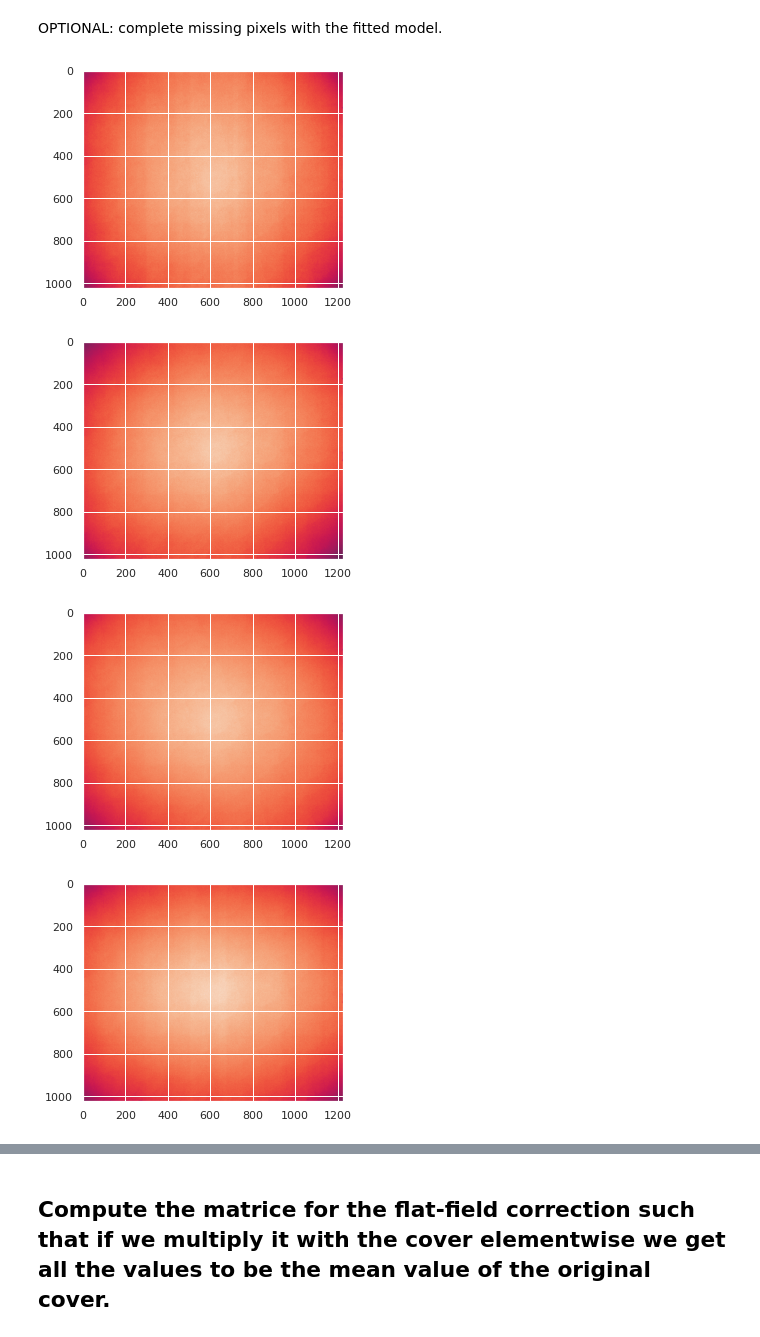
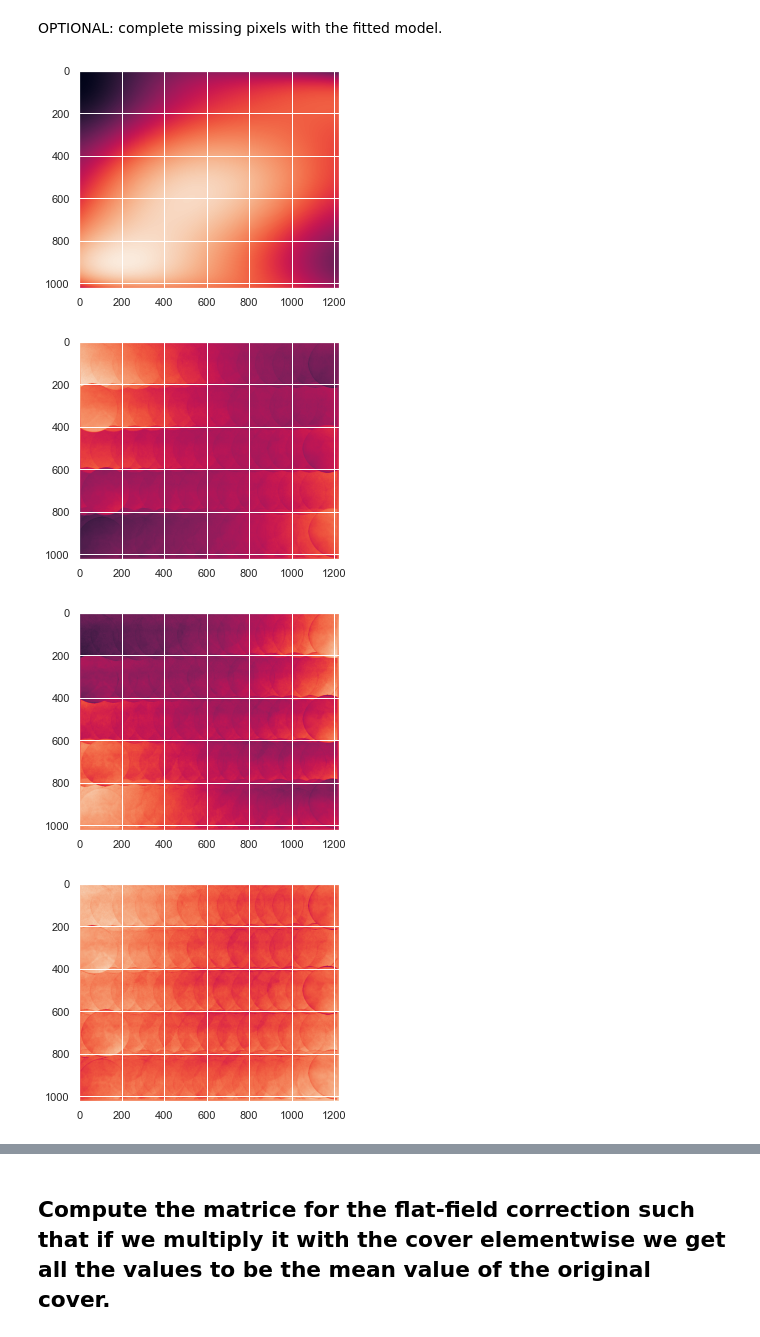
Before and after one commit to masadatz/PolCam, a Jupyter notebook: flat-filed_correction.ipynb, the cells around one changed output, grey strips where cells are left out. Saved outputs shown, nothing was run; the diff lists cells and outputs as text; code cells hidden in the pictures.

```diff
--- a/flat-filed_correction.ipynb
+++ b/flat-filed_correction.ipynb
@@ -39,10 +39,12 @@ sns.set()
 First, we load the cover (mean of images of the integrating sphere) and the black cover (mean of images taken at complete darkness). <br>
 Next we will subtract the black cover from the cover for the dark noise correction.
 # %%
-cam_id = 192900073#101935
-cover = np.load(f"cover_polar_{cam_id}.npy")
-dark = np.load(f"dark_{cam_id}.npy")
-cover = cover - dark[0]
+cam_id = 101934
+angle = 170
+dir = f"C:/Users/masadatz/Google Drive/CloudCT/svs_vistek/calibration/{cam_id}/full_scan/fixed/fixed_polcal_{angle}_{cam_id}.npy"
+cover = np.load(dir)
+#dark = np.load(f"dark_{cam_id}.npy")
+#cover = cover - dark[0]
 plt.imshow(cover)
 cover.shape
 # %% [output]
@@ -70,7 +72,7 @@ for cov in covers:
     y = []
     for i in range(cov.shape[0]):
         for j in range(cov.shape[1]):
-            if cov[i,j]>300:
+            if cov[i,j]>100:
                 x.append((i,j))
                 y.append(cov[i,j])
     x = np.array(x)
@@ -143,28 +151,32 @@ OPTIONAL: complete missing pixels with the fitted model.
 # %%
 for cov, model in zip(covers, models):
     x = []
     for i in range(cov.shape[0]):
         for j in range(cov.shape[1]):
             if cov[i,j]<500:
                 x.append((i,j))
     if len(x) > 0:
         x = np.array(x)
         polynomial_features= PolynomialFeatures(degree=6)
         x_poly = polynomial_features.fit_transform(x)
         predictions = model.predict(x_poly)
         for (i,j) , prediction in zip(x, predictions):
             cov[i,j] = prediction
     plt.imshow(cov)
     plt.show()
 
 cover[::2,::2] = covers[0]
 cover[::2,1::2] = covers[1]
 cover[1::2,::2] = covers[2]
 cover[1::2,1::2] = covers[3]
 plt.imshow(cover)
 plt.show()
+
+
+dir = f"C:/Users/masadatz/Google Drive/CloudCT/svs_vistek/calibration/{cam_id}/full_scan/fixed/fixed2_polcal_{angle}_{cam_id}.npy"
+np.save(dir,cover)
 # %% [output]
-[figure, old version]
+[figure, new version]
-[figure, old version]
+[figure, new version]
-[figure, old version]
+[figure, new version]
-[figure, old version]
+[figure, new version]
```
Also changed, not shown: parts of 6 cells of this notebook, 7 other files.
